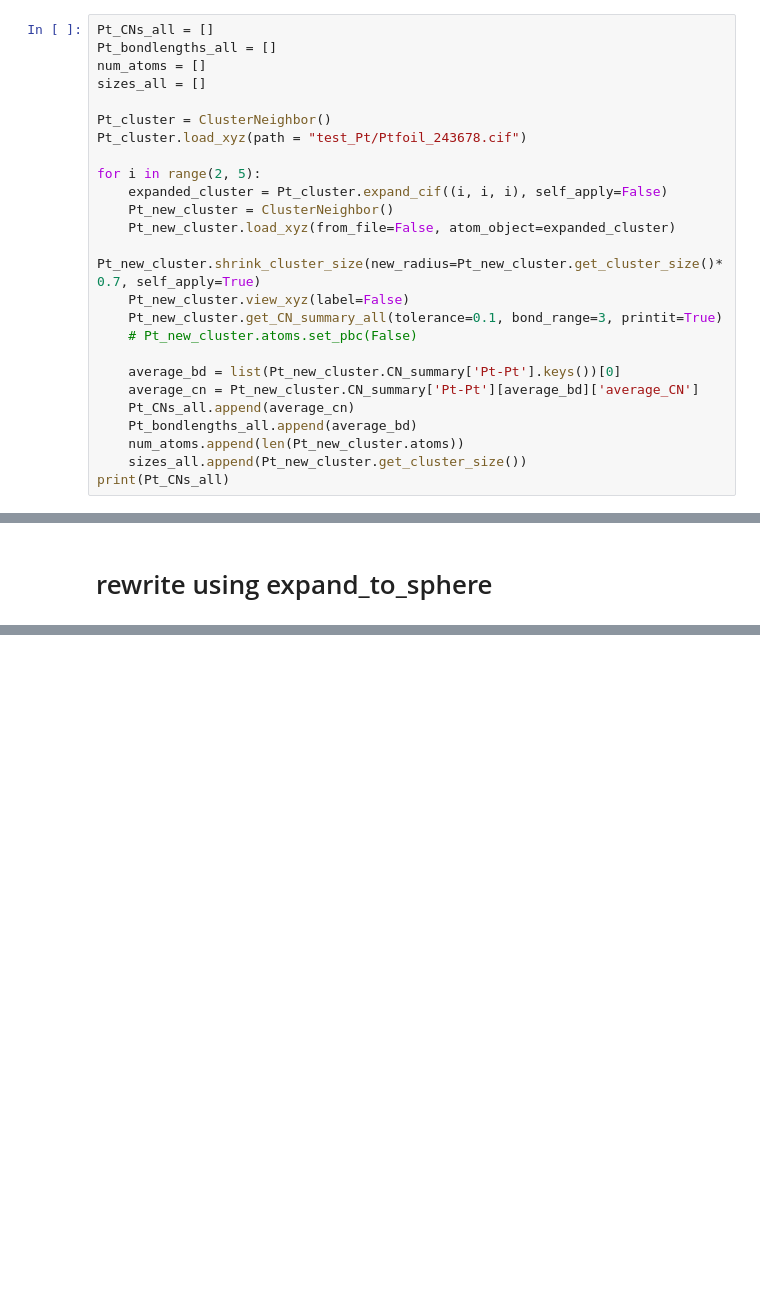
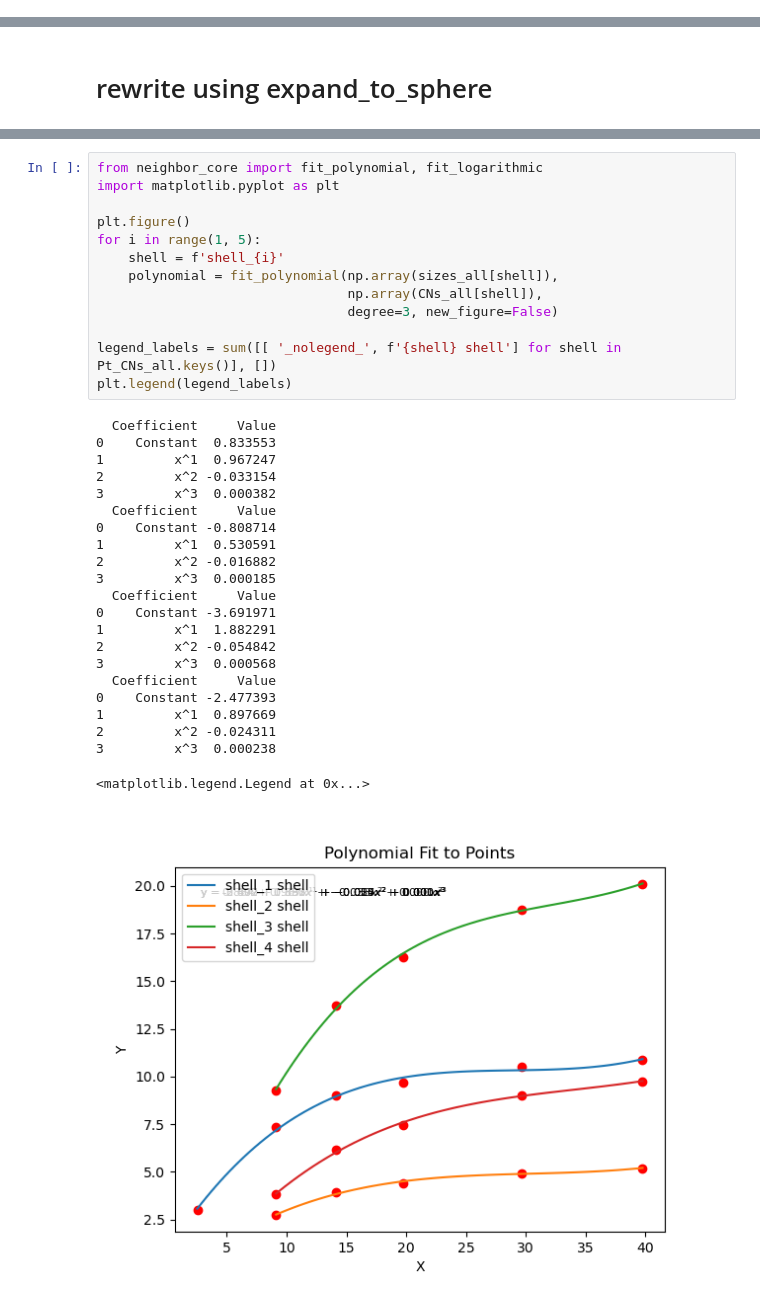
Before and after one commit to Cathyhjj/neighbor, a Jupyter notebook: 20240806_simple_example.ipynb, the cells around one changed output, grey strips where cells are left out. Drawn from its saved outputs; the diff is of its cells as text; blank space fills up the shorter version.

Commit message:
modified core, add multiple shell calculations

```diff
--- a/20240806_simple_example.ipynb
+++ b/20240806_simple_example.ipynb
@@ -173,25 +108,0 @@ NameError: name 'ClusterNeighbor' is not defined
-# %%
-Pt_CNs_all = []
-Pt_bondlengths_all = []
-num_atoms = []
-sizes_all = []
-
-Pt_cluster = ClusterNeighbor()
-Pt_cluster.load_xyz(path = "test_Pt/Ptfoil_243678.cif")
-
-for i in range(2, 5):
-    expanded_cluster = Pt_cluster.expand_cif((i, i, i), self_apply=False)
-    Pt_new_cluster = ClusterNeighbor()
-    Pt_new_cluster.load_xyz(from_file=False, atom_object=expanded_cluster)
-    Pt_new_cluster.shrink_cluster_size(new_radius=Pt_new_cluster.get_cluster_size()*0.7, self_apply=True)
-    Pt_new_cluster.view_xyz(label=False)
-    Pt_new_cluster.get_CN_summary_all(tolerance=0.1, bond_range=3, printit=True)
-    # Pt_new_cluster.atoms.set_pbc(False)
-
-    average_bd = list(Pt_new_cluster.CN_summary['Pt-Pt'].keys())[0]
-    average_cn = Pt_new_cluster.CN_summary['Pt-Pt'][average_bd]['average_CN']
-    Pt_CNs_all.append(average_cn)
-    Pt_bondlengths_all.append(average_bd)
-    num_atoms.append(len(Pt_new_cluster.atoms))
-    sizes_all.append(Pt_new_cluster.get_cluster_size())
-print(Pt_CNs_all)
@@ -351,0 +188,36 @@ plt.plot(np.array(sizes_all) * 2, num_atoms, label='data')
+# %%
+from neighbor_core import fit_polynomial, fit_logarithmic
+import matplotlib.pyplot as plt
+
+plt.figure()
+for i in range(1, 5):
+    shell = f'shell_{i}'
+    polynomial = fit_polynomial(np.array(sizes_all[shell]),
+                                np.array(CNs_all[shell]),
+                                degree=3, new_figure=False)
+
+legend_labels = sum([[ '_nolegend_', f'{shell} shell'] for shell in Pt_CNs_all.keys()], [])
+plt.legend(legend_labels)
+# %% [output]
+  Coefficient     Value
+0    Constant  0.833553
+1         x^1  0.967247
+2         x^2 -0.033154
+3         x^3  0.000382
+  Coefficient     Value
+0    Constant -0.808714
+1         x^1  0.530591
+2         x^2 -0.016882
+3         x^3  0.000185
+  Coefficient     Value
+0    Constant -3.691971
+1         x^1  1.882291
+2         x^2 -0.054842
+3         x^3  0.000568
+  Coefficient     Value
+0    Constant -2.477393
+1         x^1  0.897669
+2         x^2 -0.024311
+3         x^3  0.000238
+<matplotlib.legend.Legend at 0x...>
+[figure, added]
```
Also changed, not shown: parts of 18 cells of this notebook, 2 other files.
